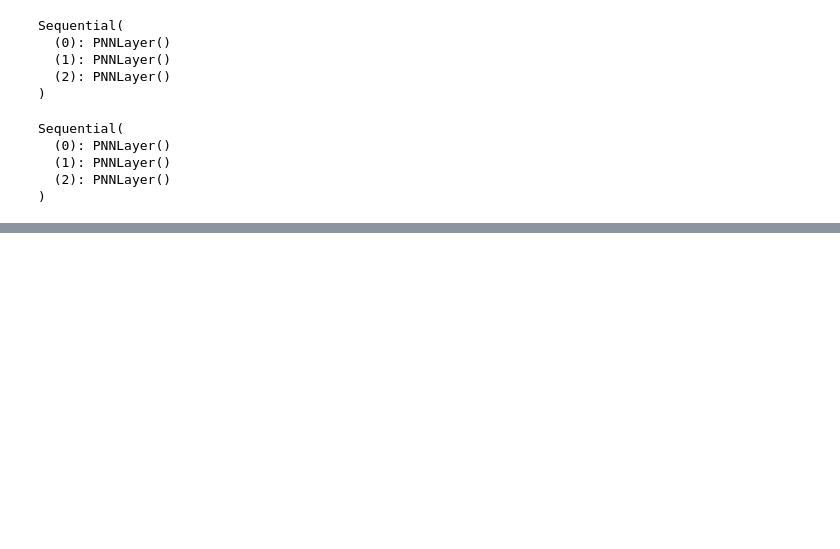
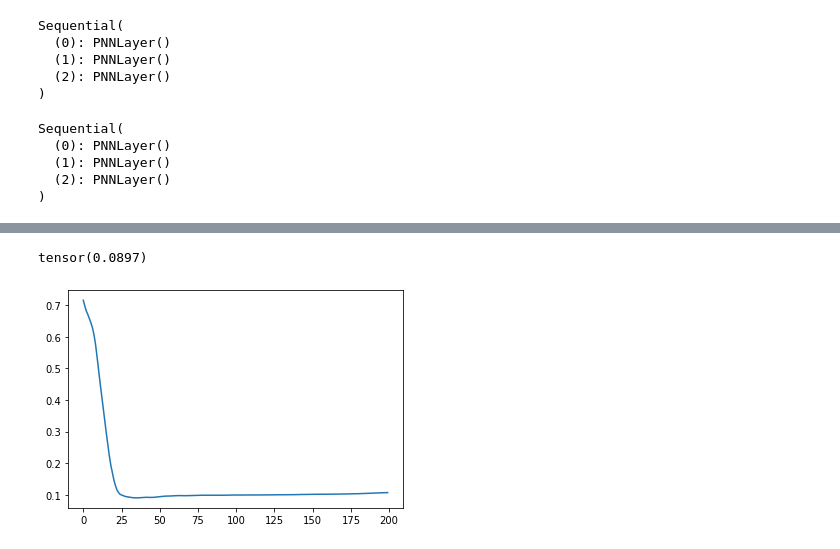
Before and after one commit to Neuromophic/Aging-aware-training, a Jupyter notebook: AgingAwareTraining.ipynb, the cells around one changed output, grey strips where cells are left out. Saved outputs shown, nothing was run; the diff lists cells and outputs as text; code cells hidden in the pictures; blank space fills up the shorter version.

```diff
--- a/AgingAwareTraining.ipynb
+++ b/AgingAwareTraining.ipynb
@@ -162,9 +167,9 @@ Sequential(
   (2): PNNLayer()
 )
 # %%
-MyPNN = torch.nn.Sequential(pnn.PNNLayer(2,5, age_generator),
-                            pnn.PNNLayer(5,5, age_generator),
-                            pnn.PNNLayer(5,4, age_generator))
+MyPNN = torch.nn.Sequential(pnn.PNNLayer(2,3, age_generator),
+                            pnn.PNNLayer(3,3, age_generator),
+                            pnn.PNNLayer(3,4, age_generator))
 optimizer = torch.optim.Adam(MyPNN.parameters(), lr=alpha)
 MyPNN
 # %% [output]
@@ -174,19 +179,28 @@ Sequential(
   (2): PNNLayer()
 )
 # %%
+myparameter = []
+myloss = []
 for s in range(2000):
     optimizer.zero_grad()
 
-    prediction = MyPNN(x)
-    loss = pnn.LossFunction(prediction, y, m, T)
+    prediction = MyPNN(x_train)
+    loss = pnn.LossFunction(prediction, y_train, m, T)
     loss.backward()
 
     optimizer.step()
 
-    if s % 100 == 0:
-        p = torch.max(F.softmax(prediction, dim=0), 1)[1]
+    if s % 10 == 0:
+        temp = []
+        prediction_valid = MyPNN(x_valid)
+        p = torch.max(F.softmax(prediction_valid, dim=0), 1)[1]
         pred_y = p.data.numpy().squeeze()
-        acc = sum(pred_y == Y) / Y.shape[0]
-        print(f'{s:-6d} |Accuracy: {acc:.5f}\t|Loss: {loss.data:.5f}')
+        acc_valid = sum(pred_y == Y_valid) / Y_valid.shape[0]
+        loss_valid = pnn.LossFunction(prediction_valid, y_valid, m, T)
+
+        temp = [l.theta_.data.clone() for l in MyPNN]
+        myparameter.append(temp)
+        myloss.append(loss_valid.data)
+        print(f'| Epoch: {s:-6d} | Accuracy: {acc_valid:.5f} | Loss: {loss_valid.data:.5f} |')
 print('Finished.')
 # %% [output]
@@ -216 +224,13 @@ Finished.
+# %%
+plt.plot(myloss);
+best = np.argmin(myloss)
+bestparameter = myparameter[best]
+for l in range(len(bestparameter)):
+    MyPNN[l].theta_.data = bestparameter[l]
+prediction_valid = MyPNN(x_valid)
+loss_valid = pnn.LossFunction(prediction_valid, y_valid, m, T)
+loss_valid.data
+# %% [output]
+tensor(0.0897)
+[figure, added]
 # %%
```
Also changed, not shown: parts of 16 cells of this notebook, 2 other files.
